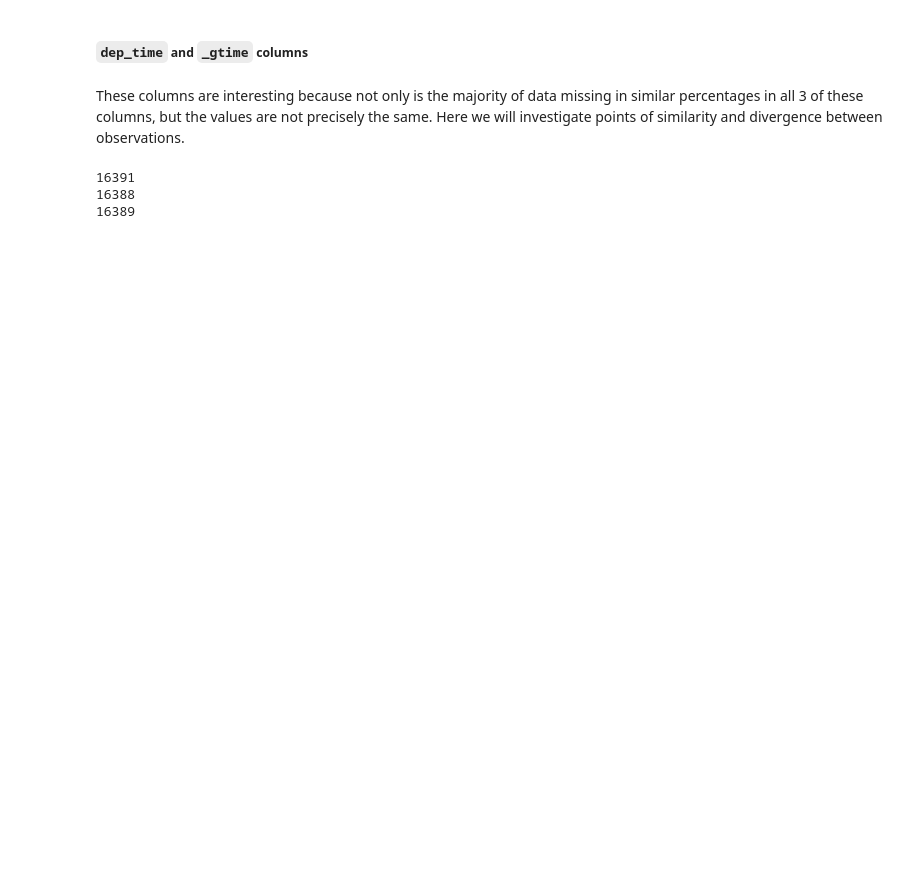
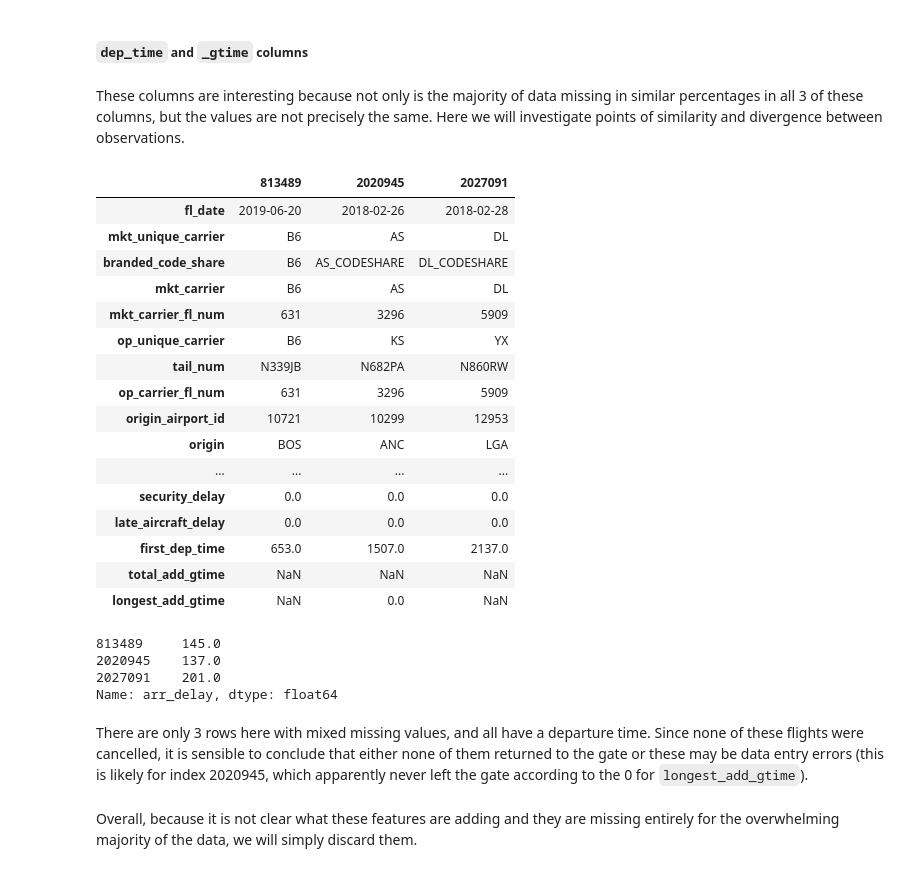
Before and after one commit to jsilke/flight-delay-prediction, a Jupyter notebook: Exploration/EDA.ipynb, the cells around one changed output. Saved outputs shown, nothing was run; the diff lists cells and outputs as text; code cells hidden in the pictures; blank space fills up the shorter version.

Commit message:
Add investigation of departure and gate time features.

```diff
--- a/Exploration/EDA.ipynb
+++ b/Exploration/EDA.ipynb
@@ -185,3 +191,6 @@ dtype: float64
+# %%
+flights = flights.dropna(how='all')
+flights_test = flights_test.dropna(how='all')
 # %% [markdown]
 ##### `no_name`
 # %% [markdown]
@@ -269,10 +295,38 @@ These columns are interesting because not only is the majority of data missing i
 # %%
 departure_and_gate_time_columns = ['first_dep_time', 'total_add_gtime', 'longest_add_gtime']
 departure_and_gate_times = flights[departure_and_gate_time_columns]
-
-for column in departure_and_gate_times:
-    print(departure_and_gate_times[column].dropna().count())
-# %% [output]
-16391
-16388
-16389
+# %%
+some_missing = departure_and_gate_times.dropna(how='all')
+no_missing = departure_and_gate_times.dropna()
+
+missing_rows = set(some_missing.index).symmetric_difference(set(no_missing.index))
+flights.loc[missing_rows].T # display the transpose for the 3 indices.
+# %% [output]
+|  | 813489 | 2020945 | 2027091 |
+| fl_date | 2019-06-20 | 2018-02-26 | 2018-02-28 |
+| mkt_unique_carrier | B6 | AS | DL |
+| branded_code_share | B6 | AS_CODESHARE | DL_CODESHARE |
+| mkt_carrier | B6 | AS | DL |
+| mkt_carrier_fl_num | 631 | 3296 | 5909 |
+| op_unique_carrier | B6 | KS | YX |
+| tail_num | N339JB | N682PA | N860RW |
+| op_carrier_fl_num | 631 | 3296 | 5909 |
+| origin_airport_id | 10721 | 10299 | 12953 |
+| origin | BOS | ANC | LGA |
+| ... | ... | ... | ... |
+| security_delay | 0.0 | 0.0 | 0.0 |
+| late_aircraft_delay | 0.0 | 0.0 | 0.0 |
+| first_dep_time | 653.0 | 1507.0 | 2137.0 |
+| total_add_gtime | NaN | NaN | NaN |
+| longest_add_gtime | NaN | 0.0 | NaN |
+# %%
+flights.loc[missing_rows]['arr_delay']
+# %% [output]
+813489     145.0
+2020945    137.0
+2027091    201.0
+Name: arr_delay, dtype: float64
+# %% [markdown]
+There are only 3 rows here with mixed missing values, and all have a departure time. Since none of these flights were cancelled, it is sensible to conclude that either none of them returned to the gate or these may be data entry errors (this is likely for index 2020945, which apparently never left the gate according to the 0 for `longest_add_gtime`).
+# %% [markdown]
+Overall, because it is not clear what these features are adding and they are missing entirely for the overwhelming majority of the data, we will simply discard them.
```
Also changed, not shown: parts of 6 cells of this notebook.
